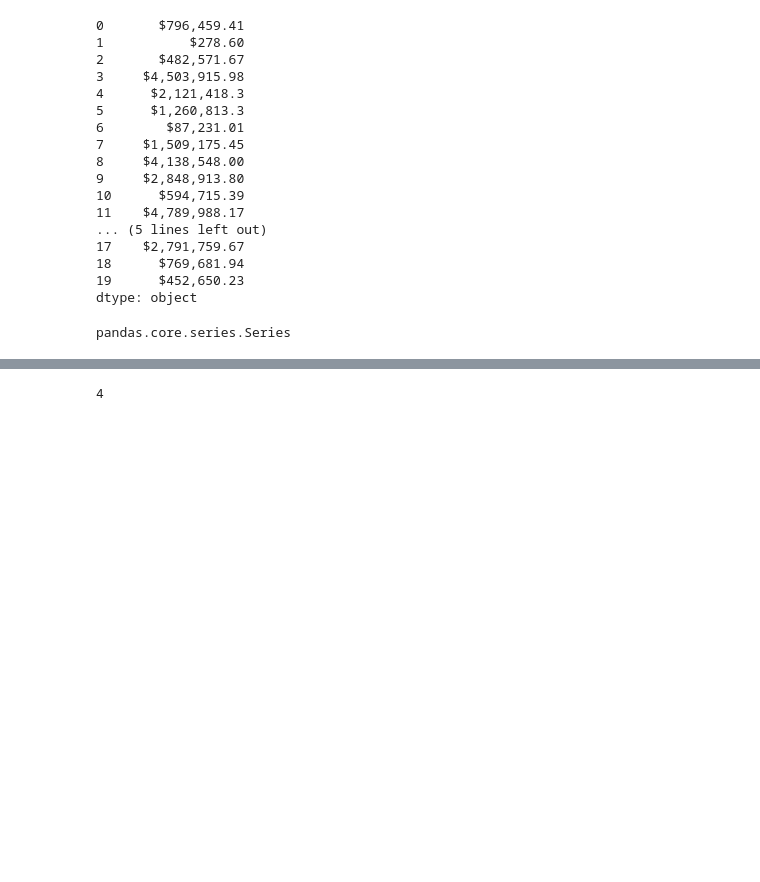
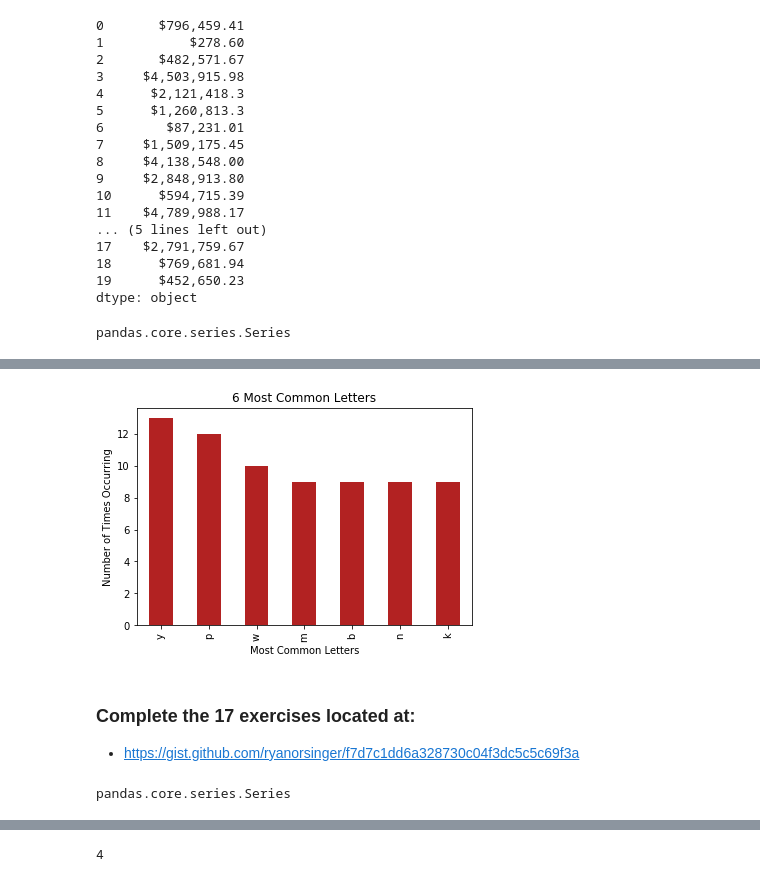
Before and after one commit to lukewbecker/numpy-pandas-visualization-exercises, a Jupyter notebook: pandas_series.ipynb, the cells around one changed output, grey strips where cells are left out. Drawn from its saved outputs; the diff is of its cells as text; code cells hidden in the pictures; blank space fills up the shorter version.

```diff
--- a/pandas_series.ipynb
+++ b/pandas_series.ipynb
@@ -378,0 +731,15 @@ def high_count(n):
+# %%
+# Create a bar plot of the frequencies of the 6 most frequently occuring letters.
+
+letter_counts = strings.value_counts()
+letter_counts[letter_counts > 8].plot.bar(color = 'firebrick')
+plt.title("6 Most Common Letters")
+plt.xlabel('Most Common Letters')
+plt.ylabel('Number of Times Occurring')
+plt.show()
+# %% [output]
+[figure, added]
+# %% [markdown]
+### Complete the 17 exercises located at:
+
+- https://gist.github.com/ryanorsinger/f7d7c1dd6a328730c04f3dc5c5c69f3a
@@ -378,0 +750,5 @@ def high_count(n):
+# %%
+type(numbers)
+type(fruits)
+# %% [output]
+pandas.core.series.Series
```
Also changed, not shown: parts of 50 cells of this notebook.
